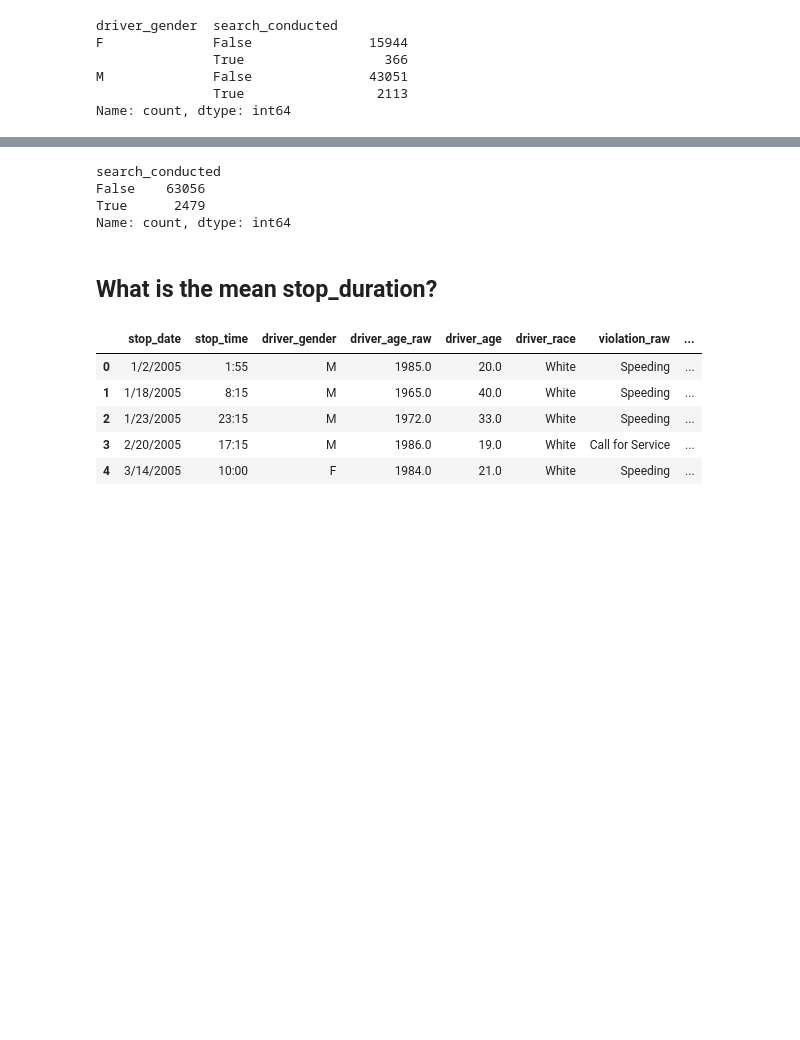
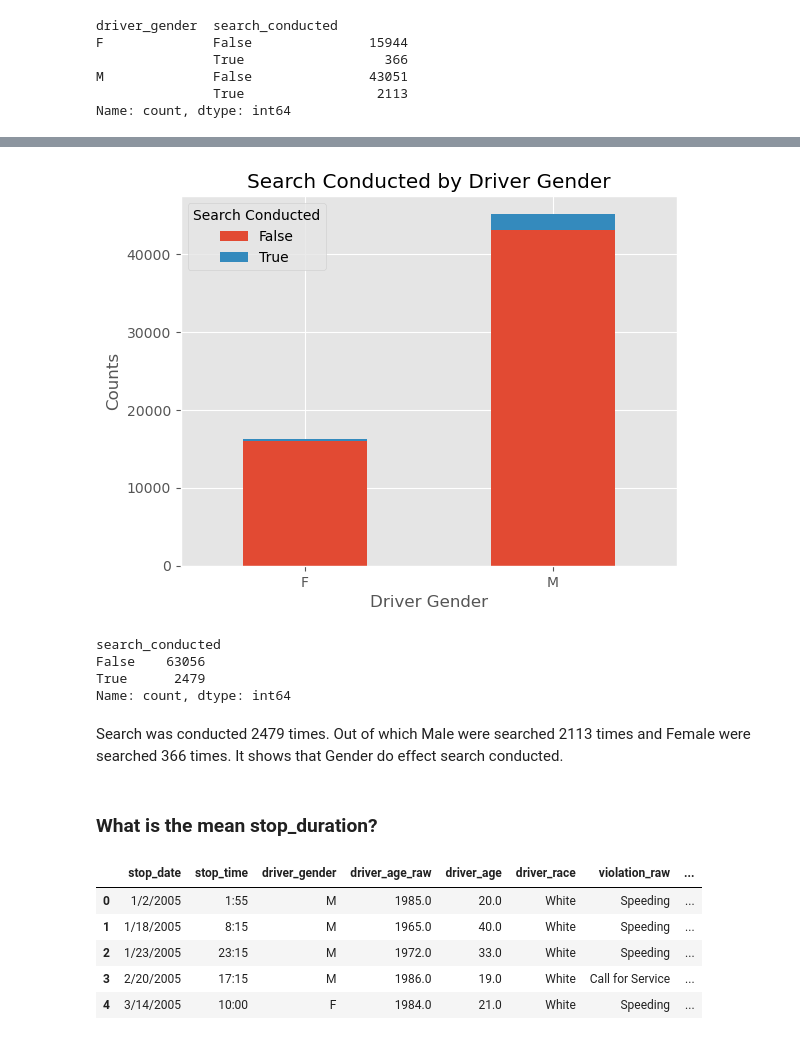
Before and after one commit to Aayush-Basnet/Data-Analysis-Project, a Jupyter notebook: Project 03- Data Analysis of Police Report.ipynb, the cells around one changed output, grey strips where cells are left out. Cells and saved outputs as stored; diff of their text form; code cells hidden in the pictures; blank space fills up the shorter version.

```diff
--- a/Project 03- Data Analysis of Police Report.ipynb
+++ b/Project 03- Data Analysis of Police Report.ipynb
@@ -142,2 +171,24 @@ Name: search_conducted, dtype: int64
+# %%
+
+data = {'driver_gender': ['F', 'F', 'M', 'M'],
+        'search_conducted': [False, True, False, True],
+        'counts': [15944, 366, 43051, 2113]}
+
+AA = pd.DataFrame(data)
+
+# Plotting
+AA.pivot_table(index='driver_gender', columns='search_conducted', values='counts', aggfunc='sum').plot(kind='bar', stacked=True)
+
+# Labeling
+plt.xlabel('Driver Gender')
+plt.ylabel('Counts')
+plt.title('Search Conducted by Driver Gender')
+plt.legend(title='Search Conducted')
+plt.xticks(rotation=0)
+
+# Display plot
+plt.show()
+# %% [output]
+[figure, added]
 # %%
 df.search_conducted.value_counts()
@@ -147,8 +197,11 @@ search_conducted
 False    63056
 True      2479
 Name: count, dtype: int64
+# %% [markdown]
+Search was conducted 2479 times. Out of which Male were searched 2113 times and Female were searched 366 times. It shows that
+Gender do effect search conducted.
 # %% [markdown]
-## What is the mean stop_duration?
+### What is the mean stop_duration?
 # %%
 df.head()
 # %% [output]
```
Also changed, not shown: parts of 28 cells of this notebook.
